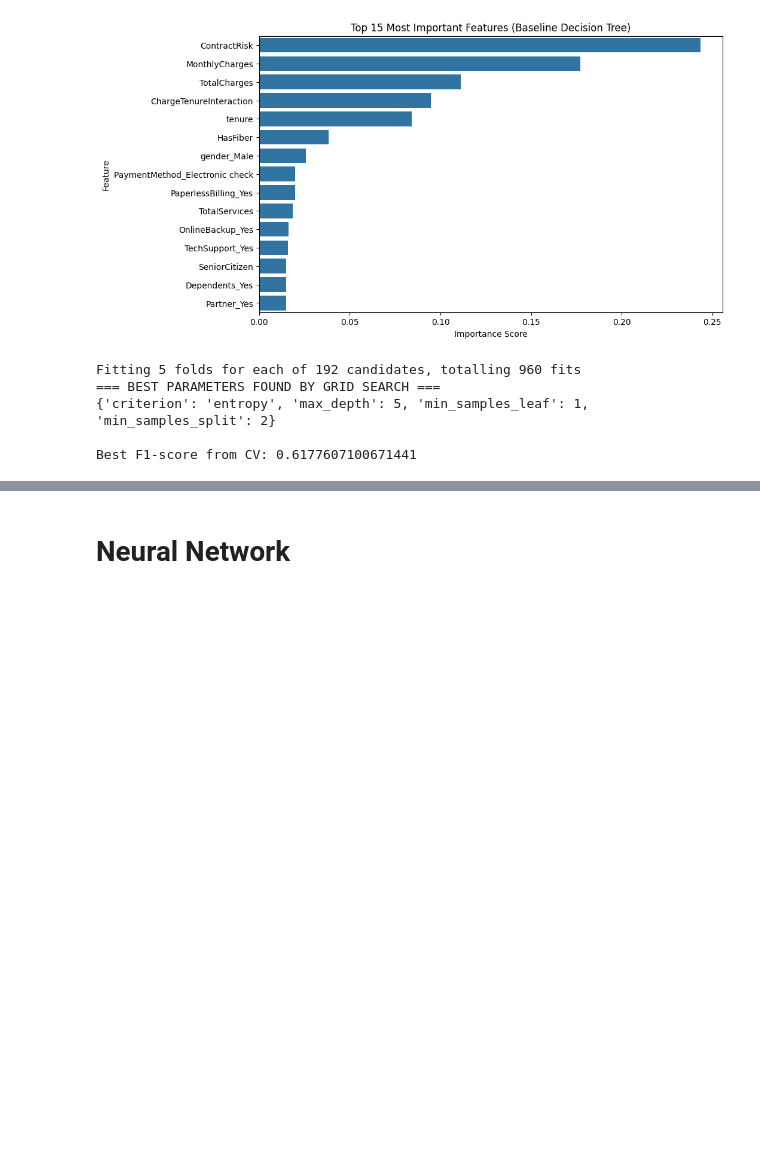
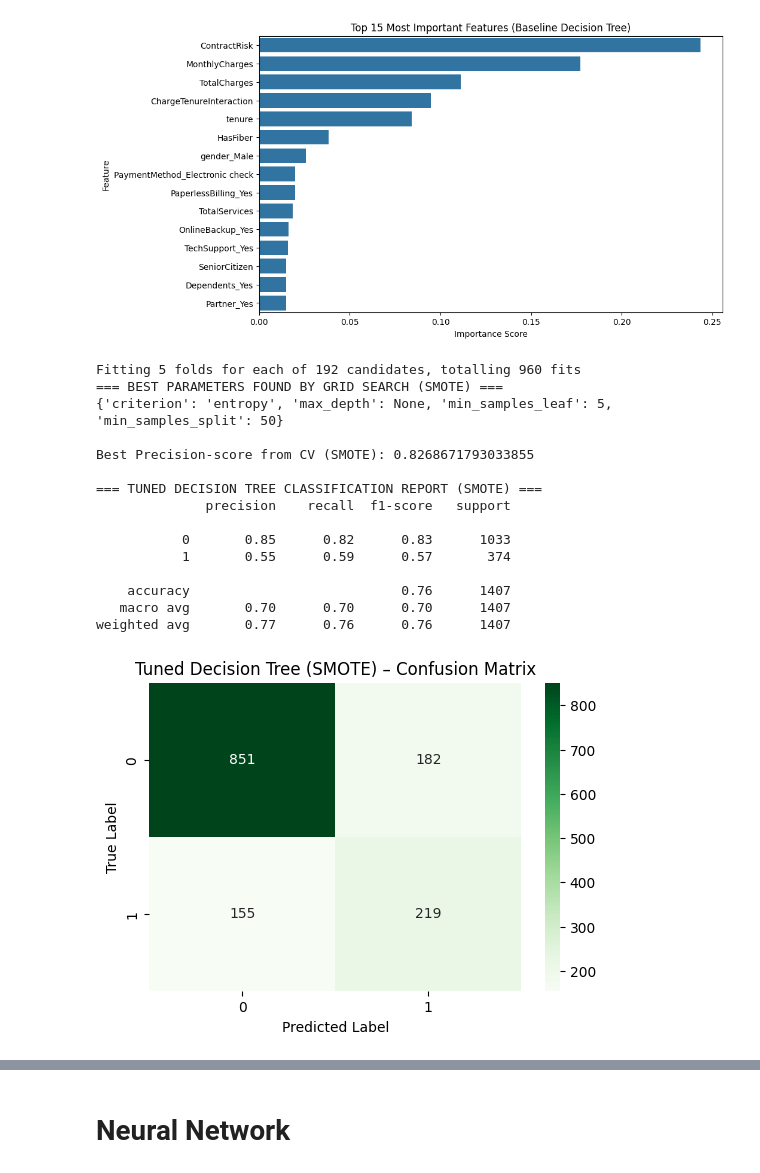
Before and after one commit to Daham-abeyratne/Customer_Churn_Prediction, a Jupyter notebook: costomer_churn_prediciton.ipynb, the cells around one changed output, grey strips where cells are left out. Saved outputs shown, nothing was run; the diff lists cells and outputs as text; code cells hidden in the pictures; blank space fills up the shorter version.

```diff
--- a/costomer_churn_prediciton.ipynb
+++ b/costomer_churn_prediciton.ipynb
@@ -439,3 +404,13 @@ print("Test shape:", X_test.shape)
 # %% [output]
 Train shape: (5625, 38)
 Test shape: (1407, 38)
+# %%
+smote = SMOTE(random_state=42)
+X_train_resampled, y_train_resampled = smote.fit_resample(X_train, y_train)
+
+print("Original X_train shape:", X_train.shape)
+print("Original y_train shape:", y_train.shape)
+print("Resampled X_train shape:", X_train_resampled.shape)
+print("Resampled y_train shape:", y_train_resampled.shape)
+print("\nClass distribution after SMOTE:")
+print(y_train_resampled.value_counts())
@@ -505,37 +489,65 @@ plt.show()
 # %% [output]
 [figure]
 # %%
-# Hyperparameter grid chosen to balance complexity & performance
 param_grid = {
     'criterion': ['gini', 'entropy'],
     'max_depth': [None, 5, 10, 15, 20, 30],
     'min_samples_split': [2, 10, 20, 50],
     'min_samples_leaf': [1, 2, 5, 10]
 }
 
-dt_model = DecisionTreeClassifier(
+dt_model_smote = DecisionTreeClassifier(
     random_state=42,
-    class_weight='balanced'        # again, handles churn imbalance
+    class_weight='balanced'
 )
 
-grid_search = GridSearchCV(
-    estimator=dt_model,
+grid_search_smote = GridSearchCV(
+    estimator=dt_model_smote,
     param_grid=param_grid,
-    scoring='f1',                   # Perfect choice for churn (imbalanced)
+    scoring='precision',
     cv=5,
     n_jobs=-1,
     verbose=1
 )
 
-grid_search.fit(X_train, y_train)
+grid_search_smote.fit(X_train_resampled, y_train_resampled)
 
-print("=== BEST PARAMETERS FOUND BY GRID SEARCH ===")
-print(grid_search.best_params_)
+print("=== BEST PARAMETERS FOUND BY GRID SEARCH (SMOTE) ===")
+print(grid_search_smote.best_params_)
 
-print("\nBest F1-score from CV:", grid_search.best_score_)
+print("\nBest Precision-score from CV (SMOTE):", grid_search_smote.best_score_)
+
+best_dt_smote = grid_search_smote.best_estimator_
+y_pred_best_smote = best_dt_smote.predict(X_test)
+
+print("\n=== TUNED DECISION TREE CLASSIFICATION REPORT (SMOTE) ===")
+print(classification_report(y_test, y_pred_best_smote))
+
+plt.figure(figsize=(6,4))
+sns.heatmap(
+    confusion_matrix(y_test, y_pred_best_smote),
+    annot=True,
+    fmt="d",
+    cmap="Greens"
+)
+plt.title("Tuned Decision Tree (SMOTE) – Confusion Matrix")
+plt.xlabel("Predicted Label")
+plt.ylabel("True Label")
+plt.show()
 # %% [output]
 Fitting 5 folds for each of 192 candidates, totalling 960 fits
-=== BEST PARAMETERS FOUND BY GRID SEARCH ===
-{'criterion': 'entropy', 'max_depth': 5, 'min_samples_leaf': 1, 'min_samples_split': 2}
+=== BEST PARAMETERS FOUND BY GRID SEARCH (SMOTE) ===
+{'criterion': 'entropy', 'max_depth': None, 'min_samples_leaf': 5, 'min_samples_split': 50}
 
-Best F1-score from CV: 0.6177607100671441
+Best Precision-score from CV (SMOTE): 0.8268671793033855
+
+=== TUNED DECISION TREE CLASSIFICATION REPORT (SMOTE) ===
+              precision    recall  f1-score   support
+
+           0       0.85      0.82      0.83      1033
+           1       0.55      0.59      0.57       374
+
+    accuracy                           0.76      1407
+   macro avg       0.70      0.70      0.70      1407
+weighted avg       0.77      0.76      0.76      1407
+[figure, added]
```
Also changed, not shown: parts of 40 cells of this notebook.
